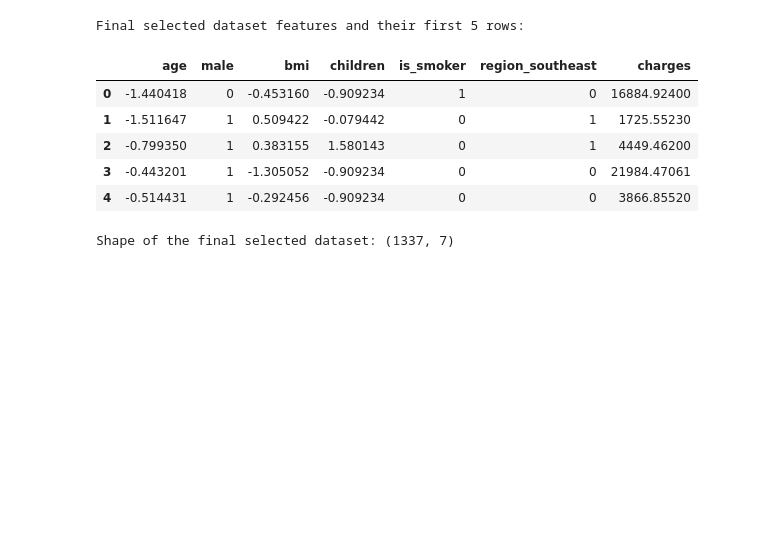
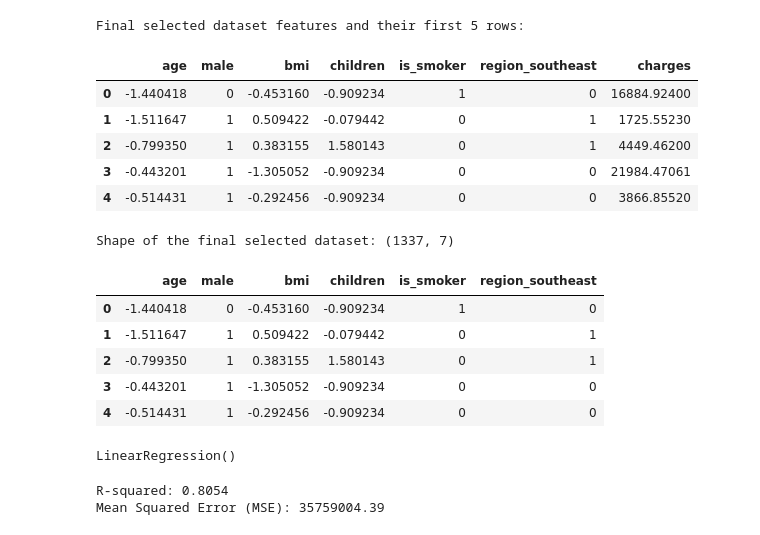
Before and after one commit to khairgaveprashant/pythonfor-data-science-, a Jupyter notebook: lec1.ipynb, the cells around one changed output. Drawn from its saved outputs; the diff is of its cells as text; code cells hidden in the pictures; blank space fills up the shorter version.

```diff
--- a/lec1.ipynb
+++ b/lec1.ipynb
@@ -360,0 +363,10 @@ Shape of the final selected dataset: (1337, 7)
+# %%
+X = df_final_selected.drop('charges', axis=1)
+display(X.head())
+# %% [output]
+|  | age | male | bmi | children | is_smoker | region_southeast |
+| 0 | -1.440418 | 0 | -0.453160 | -0.909234 | 1 | 0 |
+| 1 | -1.511647 | 1 | 0.509422 | -0.079442 | 0 | 1 |
+| 2 | -0.799350 | 1 | 0.383155 | 1.580143 | 0 | 1 |
+| 3 | -0.443201 | 1 | -1.305052 | -0.909234 | 0 | 0 |
+| 4 | -0.514431 | 1 | -0.292456 | -0.909234 | 0 | 0 |
@@ -360,0 +380,22 @@ Shape of the final selected dataset: (1337, 7)
+# %%
+model = LinearRegression()
+model.fit(X_train, y_train)
+# %% [output]
+LinearRegression()
+# %%
+from sklearn.metrics import mean_squared_error, r2_score
+
+# Make predictions on the test set
+y_pred = model.predict(X_test)
+
+# Calculate R-squared
+r_squared = r2_score(y_test, y_pred)
+
+# Calculate Mean Squared Error (MSE)
+mse = mean_squared_error(y_test, y_pred)
+
+print(f"R-squared: {r_squared:.4f}")
+print(f"Mean Squared Error (MSE): {mse:.2f}")
+# %% [output]
+R-squared: 0.8054
+Mean Squared Error (MSE): 35759004.39
```
Also changed, not shown: parts of 5 cells of this notebook.
